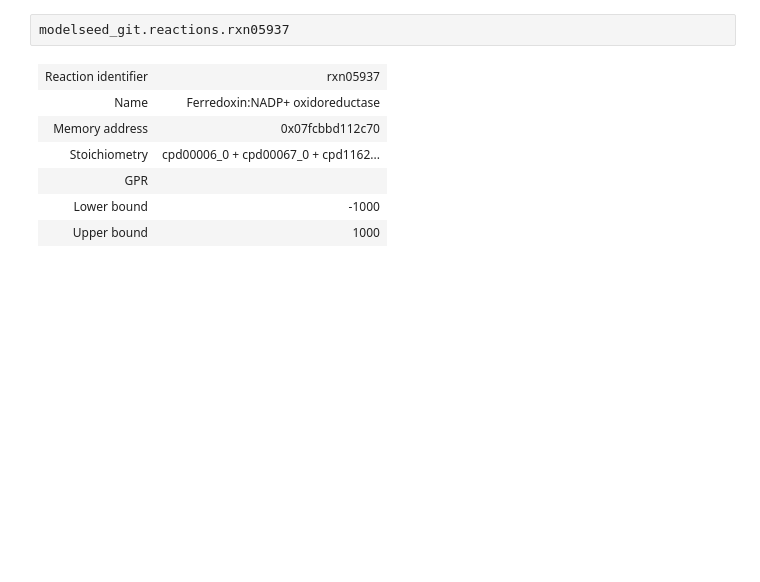
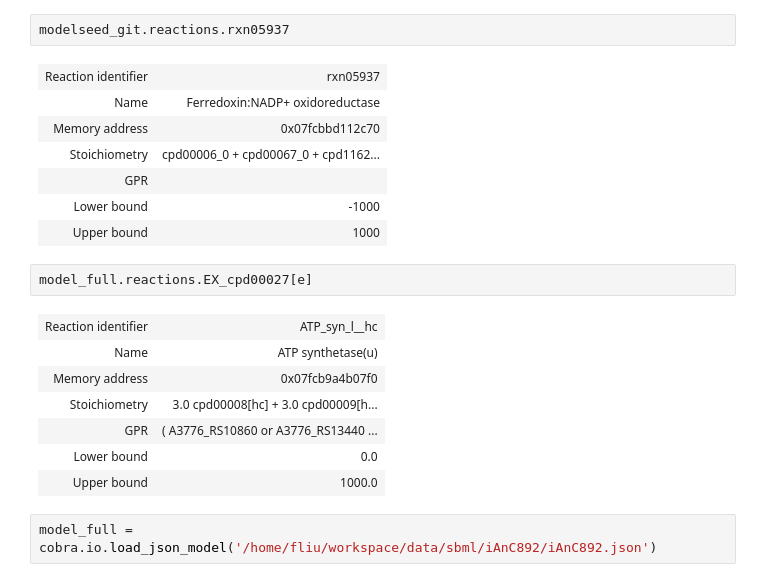
Before and after one commit to ModelSEED/ModelSEEDpy, a Jupyter notebook: examples/Model Reconstruction/Biochem.ipynb, the cells around one changed output. Saved outputs shown, nothing was run; the diff lists cells and outputs as text; blank space fills up the shorter version.

```diff
--- a/examples/Model Reconstruction/Biochem.ipynb
+++ b/examples/Model Reconstruction/Biochem.ipynb
@@ -442,3 +428,15 @@ modelseed_git.reactions.rxn05937
 | GPR |  |
 | Lower bound | -1000 |
 | Upper bound | 1000 |
+# %%
+model_full.reactions.EX_cpd00027[e]
+# %% [output]
+| Reaction identifier | ATP_syn_l__hc |
+| Name | ATP synthetase(u) |
+| Memory address | 0x07fcb9a4b07f0 |
+| Stoichiometry | 3.0 cpd00008[hc] + 3.0 cpd00009[h... |
+| GPR | ( A3776_RS10860 or A3776_RS13440 ... |
+| Lower bound | 0.0 |
+| Upper bound | 1000.0 |
+# %%
+model_full = cobra.io.load_json_model('/home/fliu/workspace/data/sbml/iAnC892/iAnC892.json')
```
Also changed, not shown: parts of 19 cells of this notebook, 2 other files.
